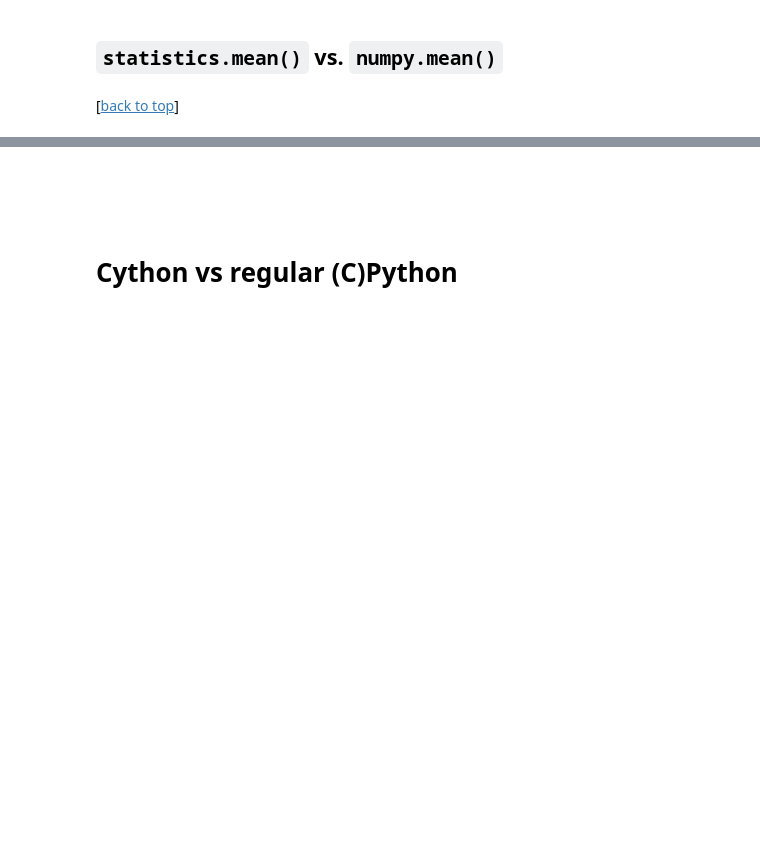
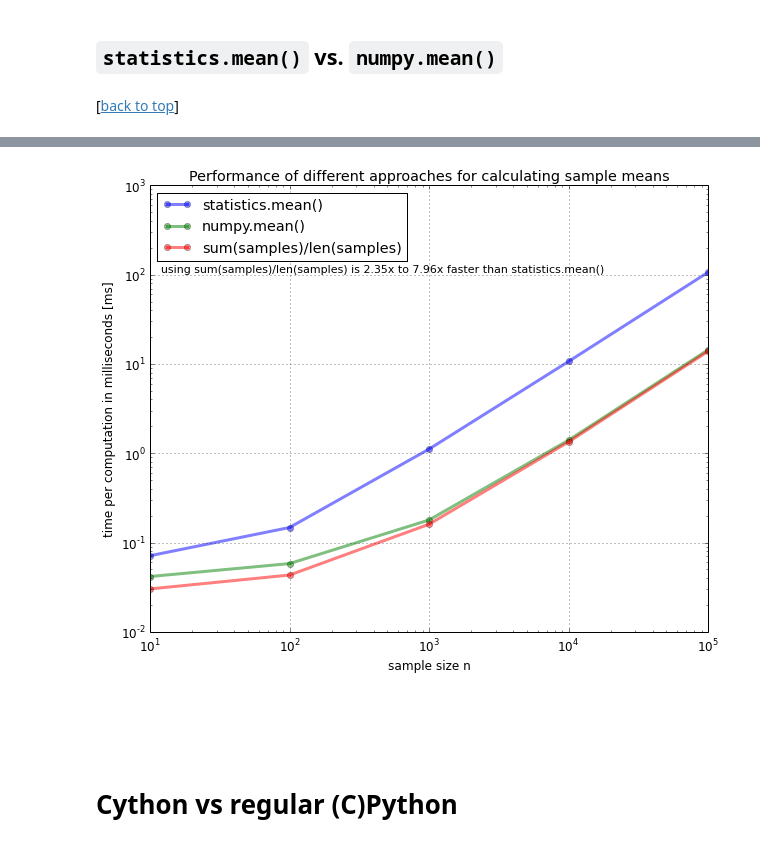
Before and after one commit to rasbt/python_reference, a Jupyter notebook: benchmarks/timeit_tests.ipynb, the cells around one changed output, grey strips where cells are left out. Cells and saved outputs as stored; diff of their text form; code cells hidden in the pictures; blank space fills up the shorter version.

```diff
--- a/benchmarks/timeit_tests.ipynb
+++ b/benchmarks/timeit_tests.ipynb
@@ -1269,3 +1383,48 @@ ImportError: No module named 'statistics'
+# %%
+funcs = ['st_mean', 'np_mean', 'calc_mean']
+orders_n = [10**n for n in range(1, 6)]
+times_n = {f:[] for f in funcs}
+
+for n in orders_n:
+    samples = list(range(n))
+    for f in funcs:
+        times_n[f].append(min(timeit.Timer('%s(samples)' %f,
+                'from __main__ import %s, samples' %f)
+                    .repeat(repeat=3, number=1000)))
+# %%
+import matplotlib.pyplot as plt
+
+labels = [('st_mean', 'statistics.mean()'),
+          ('np_mean', 'numpy.mean()'),
+          ('calc_mean', 'sum(samples)/len(samples)')]
+
+matplotlib.rcParams.update({'font.size': 12})
+
+fig = plt.figure(figsize=(10,8))
+for lb in labels:
+    plt.plot(orders_n, times_n[lb[0]],
+             alpha=0.5, label=lb[1], marker='o', lw=3)
+plt.xlabel('sample size n')
+plt.ylabel('time per computation in milliseconds [ms]')
+plt.legend(loc=2)
+plt.grid()
+plt.xscale('log')
+plt.yscale('log')
+plt.title('Performance of different approaches for calculating sample means')
+
+max_perf = max( s/c for s,c in zip(times_n['st_mean'],
+                                   times_n['calc_mean']) )
+min_perf = min( s/c for s,c in zip(times_n['st_mean'],
+                                   times_n['calc_mean']) )
+
+ftext = 'using sum(samples)/len(samples) is {:.2f}x to '\
+        '{:.2f}x faster than statistics.mean()'\
+        .format(min_perf, max_perf)
+plt.figtext(.14,.75, ftext, fontsize=11, ha='left')
+
+plt.show()
+# %% [output]
+[figure, added]
 # %% [markdown]
 <a name="cython"></a>
 <br>
```
Also changed, not shown: parts of 11 cells of this notebook, 1 other file.
